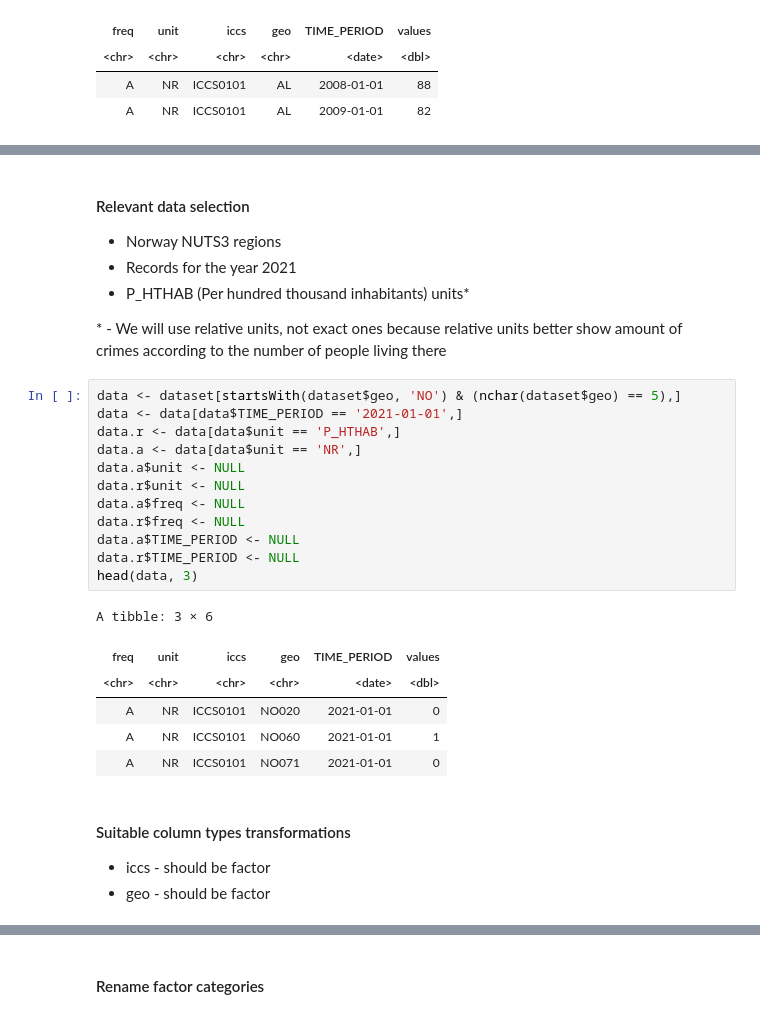
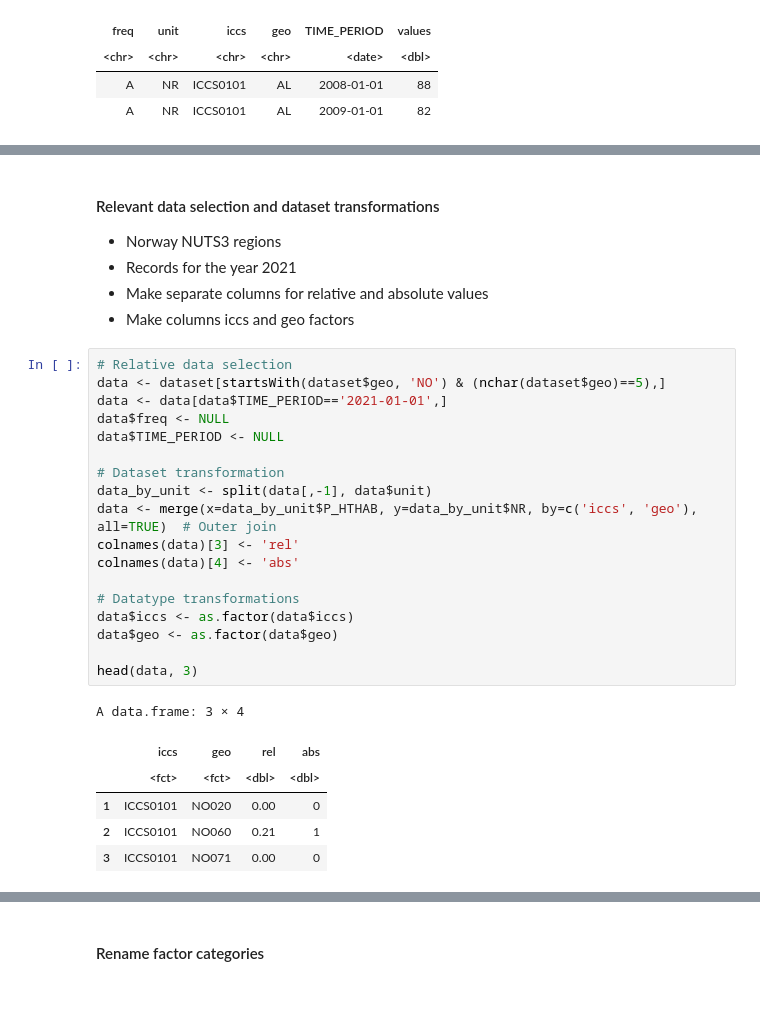
Before and after one commit to nickobard/eurostat-datasets-analysis, a Jupyter notebook: sem-1/semestral-work.ipynb, the cells around one changed output, grey strips where cells are left out. Cells and saved outputs as stored; diff of their text form.

```diff
--- a/sem-1/semestral-work.ipynb
+++ b/sem-1/semestral-work.ipynb
@@ -94,32 +96,31 @@ We have multiple units of measure in this dataset. Let's clarify which ones we h
 # %% [markdown]
-#### Relevant data selection
+#### Relevant data selection and dataset transformations
 - Norway NUTS3 regions
 - Records for the year 2021
-- P_HTHAB (Per hundred thousand inhabitants) units*
-
-\* - We will use relative units, not exact ones because relative units better show amount of crimes according to the number of people
-living there
+- Make separate columns for relative and absolute values
+- Make columns iccs and geo factors
 # %%
-data <- dataset[startsWith(dataset$geo, 'NO') & (nchar(dataset$geo) == 5),]
-data <- data[data$TIME_PERIOD == '2021-01-01',]
-data.r <- data[data$unit == 'P_HTHAB',]
-data.a <- data[data$unit == 'NR',]
-data.a$unit <- NULL
-data.r$unit <- NULL
-data.a$freq <- NULL
-data.r$freq <- NULL
-data.a$TIME_PERIOD <- NULL
-data.r$TIME_PERIOD <- NULL
+# Relative data selection
+data <- dataset[startsWith(dataset$geo, 'NO') & (nchar(dataset$geo)==5),]
+data <- data[data$TIME_PERIOD=='2021-01-01',]
+data$freq <- NULL
+data$TIME_PERIOD <- NULL
+
+# Dataset transformation
+data_by_unit <- split(data[,-1], data$unit)
+data <- merge(x=data_by_unit$P_HTHAB, y=data_by_unit$NR, by=c('iccs', 'geo'), all=TRUE)  # Outer join
+colnames(data)[3] <- 'rel'
+colnames(data)[4] <- 'abs'
+
+# Datatype transformations
+data$iccs <- as.factor(data$iccs)
+data$geo <- as.factor(data$geo)
+
 head(data, 3)
 # %% [output]
-A tibble: 3 × 6
+A data.frame: 3 × 4
-| freq | unit | iccs | geo | TIME_PERIOD | values |
-| <chr> | <chr> | <chr> | <chr> | <date> | <dbl> |
-| A | NR | ICCS0101 | NO020 | 2021-01-01 | 0 |
-| A | NR | ICCS0101 | NO060 | 2021-01-01 | 1 |
-| A | NR | ICCS0101 | NO071 | 2021-01-01 | 0 |
+|  | iccs | geo | rel | abs |
+|  | <fct> | <fct> | <dbl> | <dbl> |
+| 1 | ICCS0101 | NO020 | 0.00 | 0 |
+| 2 | ICCS0101 | NO060 | 0.21 | 1 |
+| 3 | ICCS0101 | NO071 | 0.00 | 0 |
-# %% [markdown]
-#### Suitable column types transformations
-
-- iccs - should be factor
-- geo - should be factor
```
Also changed, not shown: parts of 22 cells of this notebook.
